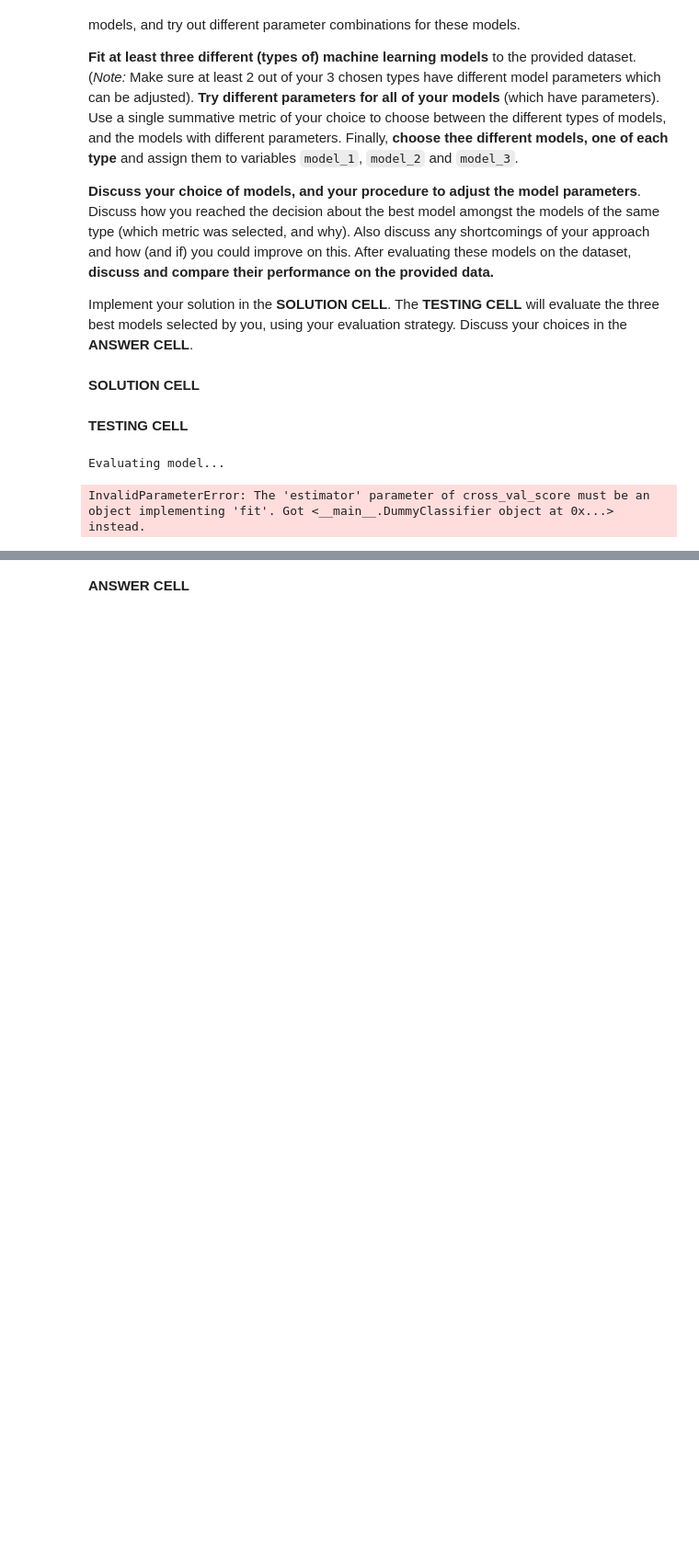
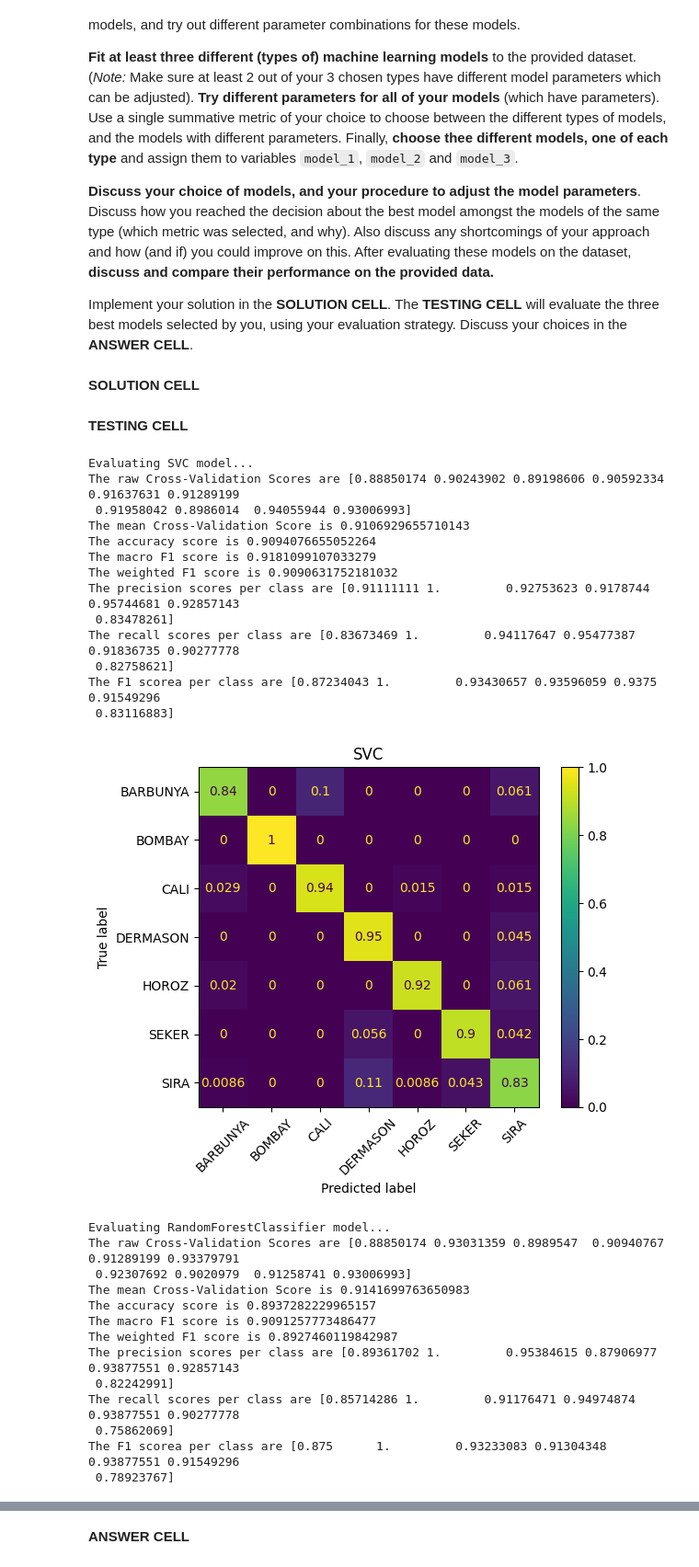
Before and after one commit to Bartsimho/MachineLearningAssignment, a Jupyter notebook: ML_2425_assessment.ipynb, the cells around one changed output, grey strips where cells are left out. Shown at 92% size. Cells and saved outputs as stored; diff of their text form; code cells hidden in the pictures; blank space fills up the shorter version.

Commit message:
Grid and Hyperparameter

```diff
--- a/ML_2425_assessment.ipynb
+++ b/ML_2425_assessment.ipynb
@@ -292,6 +319,10 @@ Implement your solution in the **SOLUTION CELL**. The **TESTING CELL** will eval
 # %% [markdown]
 **SOLUTION CELL**
 # %%
+from sklearn.svm import SVC
+from sklearn.ensemble import RandomForestClassifier
+from sklearn.naive_bayes import GaussianNB
+from sklearn.model_selection import GridSearchCV
 ################################
 #### ADD YOUR SOLUTION HERE ####
 ################################
@@ -301,17 +332,49 @@ model_1 = type("DummyClassifier", (object, ), {"predict": lambda self, X: 0 })()
 model_2 = type("DummyClassifier", (object, ), {"predict": lambda self, X: 0 })()
 model_3 = type("DummyClassifier", (object, ), {"predict": lambda self, X: 0 })()
 ################################
-# model_1 = ...
-# model_2 = ...
-# model_3 = ...
+model_1 = SVC(kernel='linear', random_state=42)
+#param_grid = {
+#    'kernel': ['linear', 'rbf', 'poly', 'sigmoid'],
+#}
+#grid_search = GridSearchCV(estimator=model_1, param_grid=param_grid, scoring='accuracy', cv=5, n_jobs=-1, verbose=1)
+#grid_search.fit(X_train, y_train)
+#print(grid_search.best_estimator_)
+#model_1 = grid_search.best_estimator_
+model_2 = RandomForestClassifier(n_estimators=200, random_state=42)
+model_3 = GaussianNB()
 # %% [markdown]
 **TESTING CELL**
 # %%
-evaluate_model(model_1, X, y)
+evaluate_model(model_1, X, y, class_mapping)
 print()
-evaluate_model(model_2, X, y)
+evaluate_model(model_2, X, y, class_mapping)
 print()
-evaluate_model(model_3, X, y)
+evaluate_model(model_3, X, y, class_mapping)
 # %% [output]
-Evaluating model...
+Evaluating SVC model...
+The raw Cross-Validation Scores are [0.88850174 0.90243902 0.89198606 0.90592334 0.91637631 0.91289199
+ 0.91958042 0.8986014  0.94055944 0.93006993]
+The mean Cross-Validation Score is 0.9106929655710143
+The accuracy score is 0.9094076655052264
+The macro F1 score is 0.9181099107033279
+The weighted F1 score is 0.9090631752181032
+The precision scores per class are [0.91111111 1.         0.92753623 0.9178744  0.95744681 0.92857143
+ 0.83478261]
+The recall scores per class are [0.83673469 1.         0.94117647 0.95477387 0.91836735 0.90277778
+ 0.82758621]
+The F1 scorea per class are [0.87234043 1.         0.93430657 0.93596059 0.9375     0.91549296
+ 0.83116883]
+[figure, added]
-InvalidParameterError: The 'estimator' parameter of cross_val_score must be an object implementing 'fit'. Got <__main__.DummyClassifier object at 0x...> instead.
+Evaluating RandomForestClassifier model...
+The raw Cross-Validation Scores are [0.88850174 0.93031359 0.8989547  0.90940767 0.91289199 0.93379791
+ 0.92307692 0.9020979  0.91258741 0.93006993]
+The mean Cross-Validation Score is 0.9141699763650983
+The accuracy score is 0.8937282229965157
+The macro F1 score is 0.9091257773486477
+The weighted F1 score is 0.8927460119842987
+The precision scores per class are [0.89361702 1.         0.95384615 0.87906977 0.93877551 0.92857143
+ 0.82242991]
+The recall scores per class are [0.85714286 1.         0.91176471 0.94974874 0.93877551 0.90277778
+ 0.75862069]
+The F1 scorea per class are [0.875      1.         0.93233083 0.91304348 0.93877551 0.91549296
+ 0.78923767]
```
Also changed, not shown: parts of 11 cells of this notebook.
